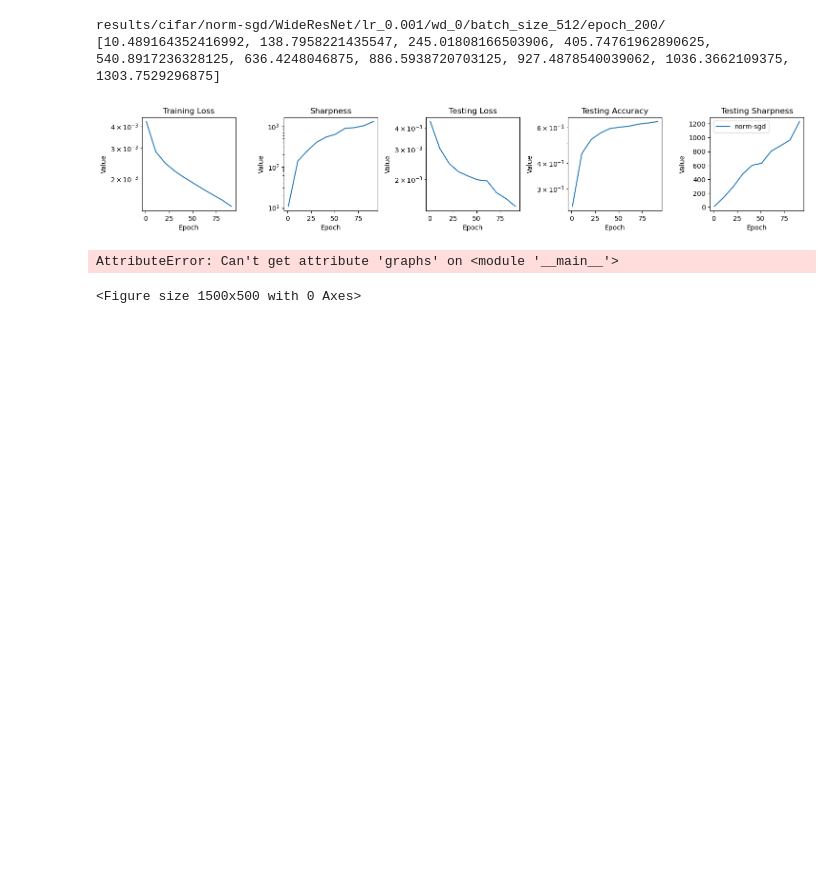
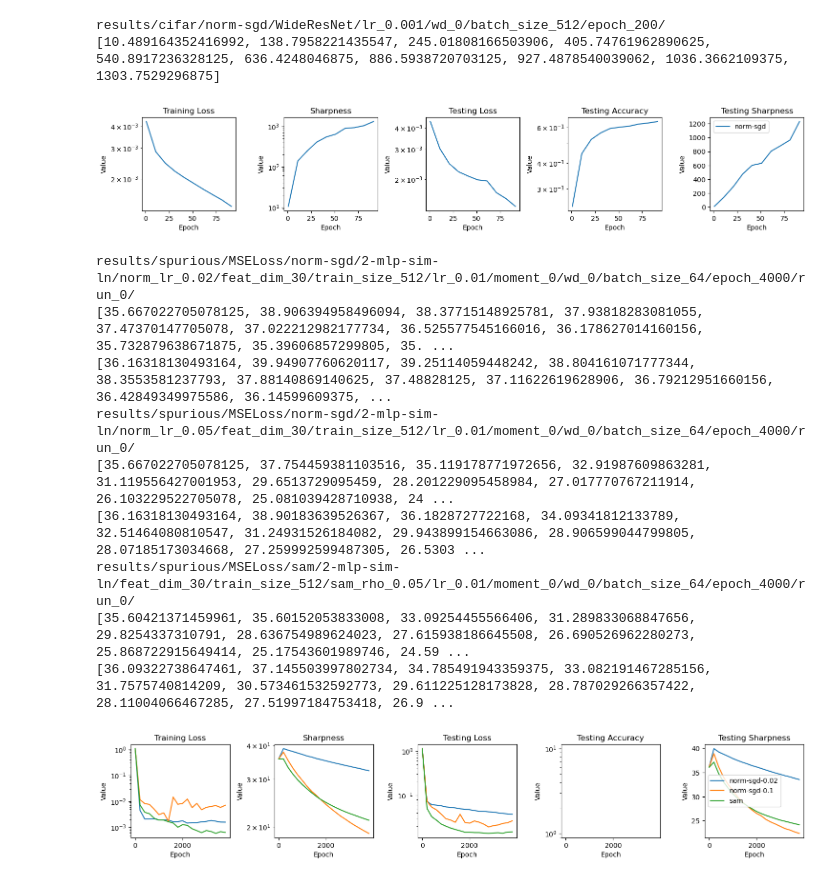
Before and after one commit to lucmonl/mlopt, a Jupyter notebook: notebook/sharpness-generalization.ipynb, the cells around one changed output. Cells and saved outputs as stored; diff of their text form; code cells hidden in the pictures; blank space fills up the shorter version.

```diff
--- a/notebook/sharpness-generalization.ipynb
+++ b/notebook/sharpness-generalization.ipynb
@@ -470,22 +470,31 @@ import numpy as np
 ! python main.py --dataset spurious --model 2-mlp-sim-ln --loss MSELoss --opt norm-sgd --lr 0.01 --epoch 4000 --analysis loss eigs --batch_size 64 --sp_train_size 512 --sp_feat_dim 30 --norm_sgd_lr 0.05
 # %%
 from plot_functions import plot_figures_opts
+from main import graphs
 
 lr, dataset_name, loss_name, opt_name, momentum, weight_decay, batch_size, train_size, epochs = 0.01, "spurious", 'MSELoss', "sam", 0, 0, 64, 512, 4000
 model_name = "2-mlp-sim-ln"
 model_params = {}
 #model_params["sam"] = {"feat_dim":50, "train_size": train_size, "sam_rho":0.2}
 model_params["sam"] = {"feat_dim":30, "train_size": train_size, "sam_rho":0.05}
 model_params["sgd"] = {"feat_dim":30, "train_size": train_size}
 model_params["norm-sgd-0.02"] = {"norm_lr": 0.02, "feat_dim":30, "train_size": train_size}
-model_params["norm-sgd-0.1"] = {"norm_lr": 0.04, "feat_dim":30, "train_size": train_size}
+model_params["norm-sgd-0.1"] = {"norm_lr": 0.05, "feat_dim":30, "train_size": train_size}
 
 opt_params = {}
 opt_params['sam'] = {'lr': lr, 'dataset_name':dataset_name, 'loss': loss_name, 'opt':'sam', 'model_name':model_name, 'momentum':momentum, 'weight_decay':weight_decay, 'batch_size':batch_size, 'epochs':epochs}
 opt_params['norm-sgd-0.02'] = {'lr': lr, 'dataset_name':dataset_name, 'loss': loss_name, 'opt':'norm-sgd', 'model_name':model_name, 'momentum':momentum, 'weight_decay':weight_decay, 'batch_size':batch_size, 'epochs':epochs}
-opt_params['norm-sgd-0.1'] = {'lr': lr, 'dataset_name':dataset_name, 'loss': loss_name, 'opt':'norm-sgd', 'model_name':model_name, 'momentum':momentum, 'weight_decay':weight_decay, 'batch_size':batch_size, 'epochs':6000}
+opt_params['norm-sgd-0.1'] = {'lr': lr, 'dataset_name':dataset_name, 'loss': loss_name, 'opt':'norm-sgd', 'model_name':model_name, 'momentum':momentum, 'weight_decay':weight_decay, 'batch_size':batch_size, 'epochs':epochs}
 
 plot_figures_opts(["norm-sgd-0.02", "norm-sgd-0.1", "sam"], model_params, opt_params)
 # %% [output]
-AttributeError: Can't get attribute 'graphs' on <module '__main__'>
+results/spurious/MSELoss/norm-sgd/2-mlp-sim-ln/norm_lr_0.02/feat_dim_30/train_size_512/lr_0.01/moment_0/wd_0/batch_size_64/epoch_4000/run_0/
+[35.667022705078125, 38.906394958496094, 38.37715148925781, 37.93818283081055, 37.47370147705078, 37.022212982177734, 36.525577545166016, 36.178627014160156, 35.732879638671875, 35.39606857299805, 35. ...
+[36.16318130493164, 39.94907760620117, 39.25114059448242, 38.804161071777344, 38.3553581237793, 37.88140869140625, 37.48828125, 37.11622619628906, 36.79212951660156, 36.42849349975586, 36.14599609375, ...
+results/spurious/MSELoss/norm-sgd/2-mlp-sim-ln/norm_lr_0.05/feat_dim_30/train_size_512/lr_0.01/moment_0/wd_0/batch_size_64/epoch_4000/run_0/
+[35.667022705078125, 37.754459381103516, 35.119178771972656, 32.91987609863281, 31.119556427001953, 29.6513729095459, 28.201229095458984, 27.017770767211914, 26.103229522705078, 25.081039428710938, 24 ...
+[36.16318130493164, 38.90183639526367, 36.1828727722168, 34.09341812133789, 32.51464080810547, 31.24931526184082, 29.943899154663086, 28.906599044799805, 28.07185173034668, 27.259992599487305, 26.5303 ...
+results/spurious/MSELoss/sam/2-mlp-sim-ln/feat_dim_30/train_size_512/sam_rho_0.05/lr_0.01/moment_0/wd_0/batch_size_64/epoch_4000/run_0/
+[35.60421371459961, 35.60152053833008, 33.09254455566406, 31.289833068847656, 29.8254337310791, 28.636754989624023, 27.615938186645508, 26.690526962280273, 25.868722915649414, 25.17543601989746, 24.59 ...
+[36.09322738647461, 37.145503997802734, 34.785491943359375, 33.082191467285156, 31.7575740814209, 30.573461532592773, 29.611225128173828, 28.787029266357422, 28.11004066467285, 27.51997184753418, 26.9 ...
-<Figure size 1500x500 with 0 Axes>
+[figure, added]
```
Also changed, not shown: parts of 1 cell of this notebook, 8 other files.
